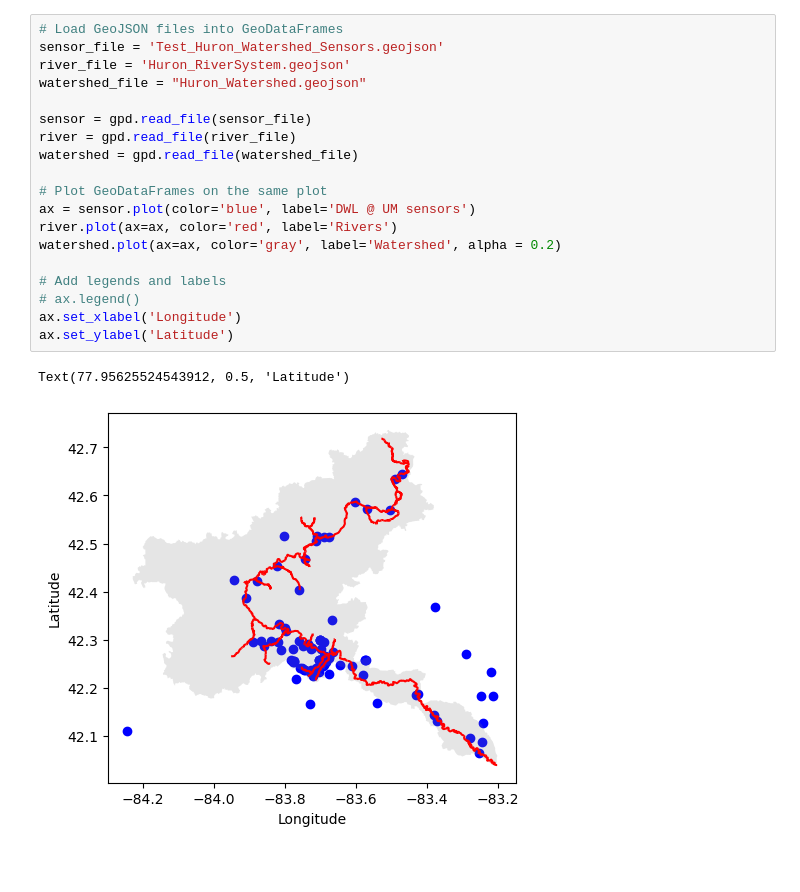
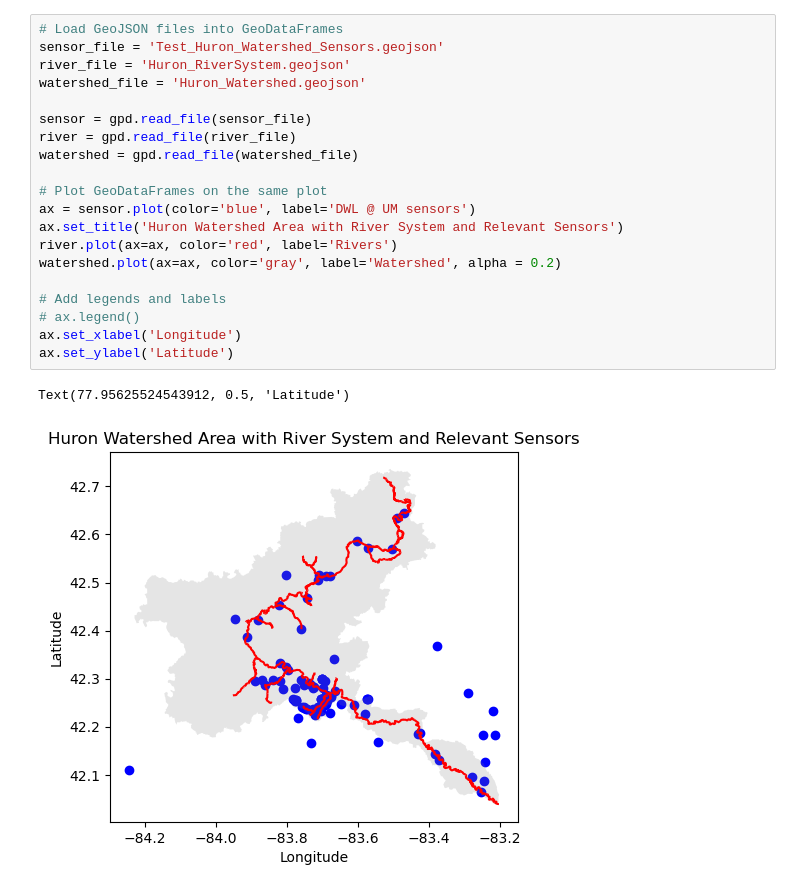
Before and after one commit to shinapatel/Huron_Watershed_Site_Updates, a Jupyter notebook: huron_geo.ipynb, the cells around one changed output. Cells and saved outputs as stored; diff of their text form; blank space fills up the shorter version.

```diff
--- a/huron_geo.ipynb
+++ b/huron_geo.ipynb
@@ -185,23 +109,24 @@ plt.show()
 # %%
 # Load GeoJSON files into GeoDataFrames
 sensor_file = 'Test_Huron_Watershed_Sensors.geojson'
 river_file = 'Huron_RiverSystem.geojson'
-watershed_file = "Huron_Watershed.geojson"
+watershed_file = 'Huron_Watershed.geojson'
 
 sensor = gpd.read_file(sensor_file)
 river = gpd.read_file(river_file)
 watershed = gpd.read_file(watershed_file)
 
 # Plot GeoDataFrames on the same plot
 ax = sensor.plot(color='blue', label='DWL @ UM sensors')
+ax.set_title('Huron Watershed Area with River System and Relevant Sensors')
 river.plot(ax=ax, color='red', label='Rivers')
 watershed.plot(ax=ax, color='gray', label='Watershed', alpha = 0.2)
 
 # Add legends and labels
 # ax.legend()
 ax.set_xlabel('Longitude')
 ax.set_ylabel('Latitude')
 # %% [output]
 Text(77.95625524543912, 0.5, 'Latitude')
-[figure, old version]
+[figure, new version]
 # %%
```
Also changed, not shown: parts of 17 cells of this notebook, 1 other file.
